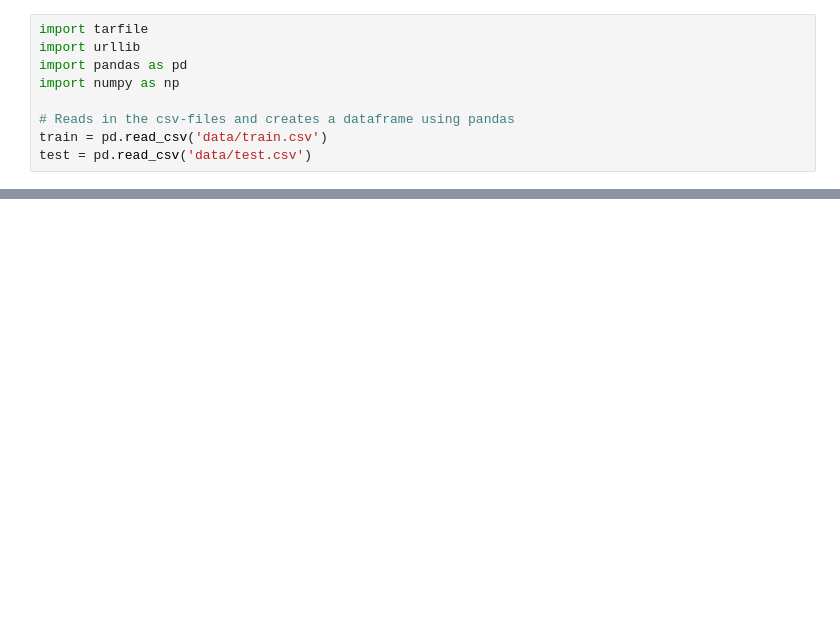
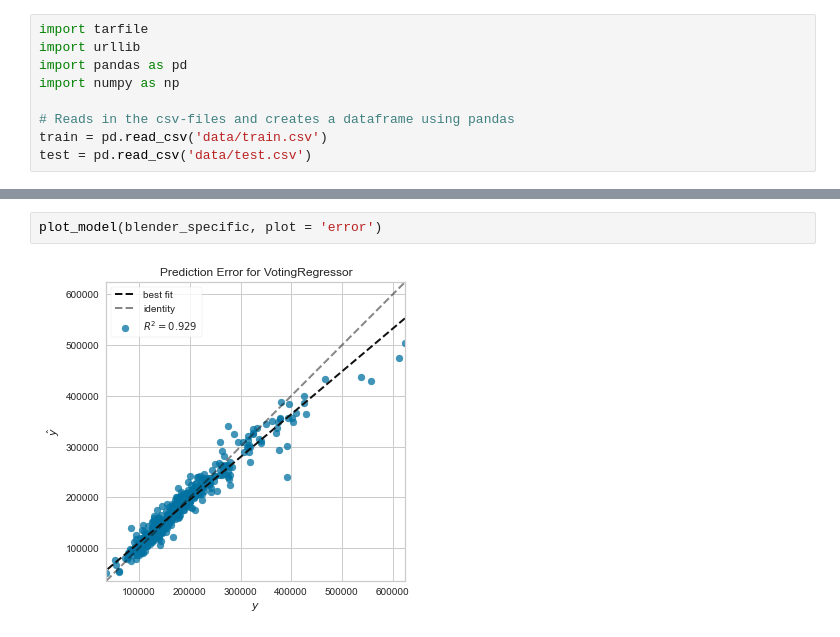
Before and after one commit to JacopoFidelio/ML-Group-8, a Jupyter notebook: PyCaret Test.ipynb, the cells around one changed output, grey strips where cells are left out. Drawn from its saved outputs; the diff is of its cells as text; blank space fills up the shorter version.

```diff
--- a/PyCaret Test.ipynb
+++ b/PyCaret Test.ipynb
@@ -74,0 +259,4 @@ Transformation Pipeline and Model Successfully Saved
+# %%
+plot_model(blender_specific, plot = 'error')
+# %% [output]
+[figure, added]
```
Also changed, not shown: parts of 26 cells of this notebook, 8 other files.
